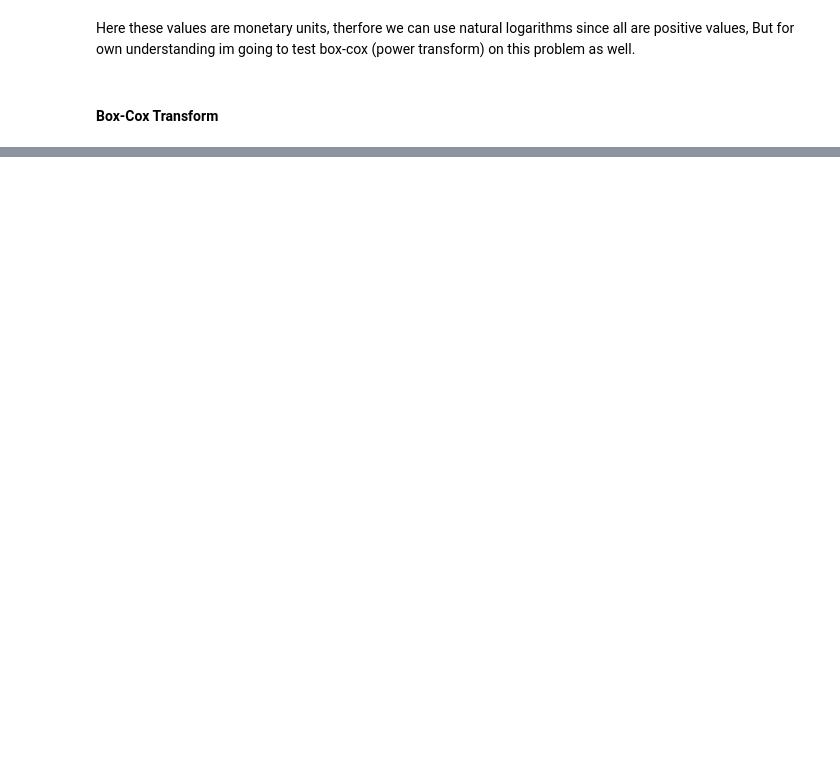
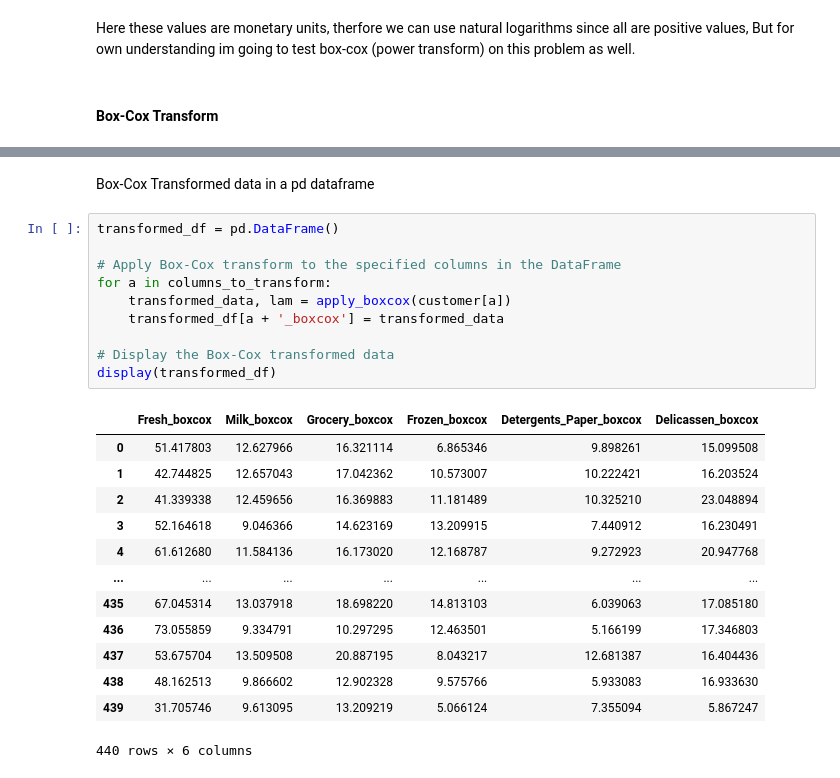
Before and after one commit to Venura-94/Mall-Customer-Segmentation, a Jupyter notebook: research/EDA.ipynb, the cells around one changed output, grey strips where cells are left out. Cells and saved outputs as stored; diff of their text form; blank space fills up the shorter version.

```diff
--- a/research/EDA.ipynb
+++ b/research/EDA.ipynb
@@ -188,3 +203,29 @@ plt.tight_layout()
 plt.show()
 # %% [output]
 [figure]
+# %% [markdown]
+Box-Cox Transformed data in a pd dataframe
+# %%
+transformed_df = pd.DataFrame()
+
+# Apply Box-Cox transform to the specified columns in the DataFrame
+for a in columns_to_transform:
+    transformed_data, lam = apply_boxcox(customer[a])
+    transformed_df[a + '_boxcox'] = transformed_data
+
+# Display the Box-Cox transformed data
+display(transformed_df)
+# %% [output]
+|  | Fresh_boxcox | Milk_boxcox | Grocery_boxcox | Frozen_boxcox | Detergents_Paper_boxcox | Delicassen_boxcox |
+| 0 | 51.417803 | 12.627966 | 16.321114 | 6.865346 | 9.898261 | 15.099508 |
+| 1 | 42.744825 | 12.657043 | 17.042362 | 10.573007 | 10.222421 | 16.203524 |
+| 2 | 41.339338 | 12.459656 | 16.369883 | 11.181489 | 10.325210 | 23.048894 |
+| 3 | 52.164618 | 9.046366 | 14.623169 | 13.209915 | 7.440912 | 16.230491 |
+| 4 | 61.612680 | 11.584136 | 16.173020 | 12.168787 | 9.272923 | 20.947768 |
+| ... | ... | ... | ... | ... | ... | ... |
+| 435 | 67.045314 | 13.037918 | 18.698220 | 14.813103 | 6.039063 | 17.085180 |
+| 436 | 73.055859 | 9.334791 | 10.297295 | 12.463501 | 5.166199 | 17.346803 |
+| 437 | 53.675704 | 13.509508 | 20.887195 | 8.043217 | 12.681387 | 16.404436 |
+| 438 | 48.162513 | 9.866602 | 12.902328 | 9.575766 | 5.933083 | 16.933630 |
+| 439 | 31.705746 | 9.613095 | 13.209219 | 5.066124 | 7.355094 | 5.867247 |
+440 rows × 6 columns
```
Also changed, not shown: parts of 14 cells of this notebook, 1 other file.
